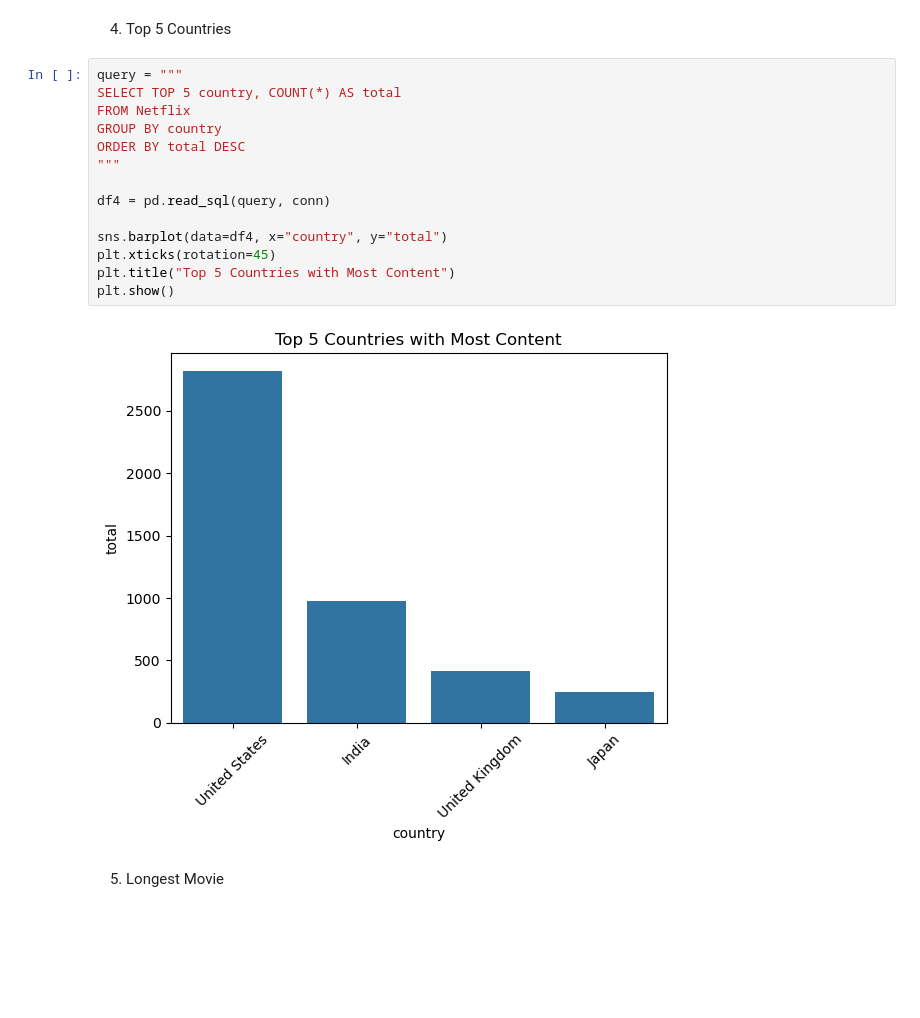
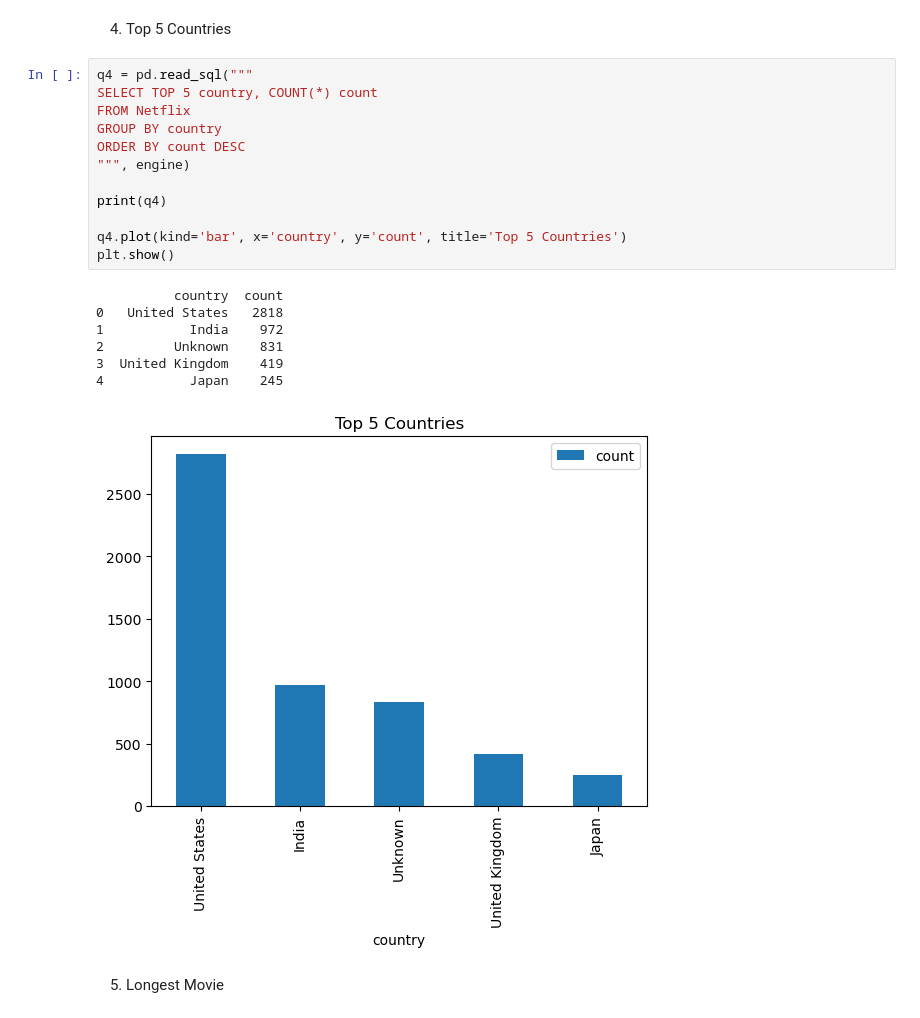
Before and after one commit to jerrykojo/PYTHON_TRAINING, a Jupyter notebook: PythonScriptsToPerformDataAnalytics.ipynb, the cells around one changed output. Drawn from its saved outputs; the diff is of its cells as text; blank space fills up the shorter version.

```diff
--- a/PythonScriptsToPerformDataAnalytics.ipynb
+++ b/PythonScriptsToPerformDataAnalytics.ipynb
@@ -165,20 +164,24 @@ print(df3.head())
 # %% [markdown]
 4. Top 5 Countries
 # %%
-query = """
-SELECT TOP 5 country, COUNT(*) AS total
+q4 = pd.read_sql("""
+SELECT TOP 5 country, COUNT(*) count
 FROM Netflix
 GROUP BY country
-ORDER BY total DESC
-"""
+ORDER BY count DESC
+""", engine)
 
-df4 = pd.read_sql(query, conn)
+print(q4)
 
-sns.barplot(data=df4, x="country", y="total")
-plt.xticks(rotation=45)
-plt.title("Top 5 Countries with Most Content")
+q4.plot(kind='bar', x='country', y='count', title='Top 5 Countries')
 plt.show()
 # %% [output]
+          country  count
+0   United States   2818
+1           India    972
+2         Unknown    831
+3  United Kingdom    419
+4           Japan    245
-[figure, old version]
+[figure, new version]
 # %% [markdown]
 5. Longest Movie
```
Also changed, not shown: parts of 48 cells of this notebook.
